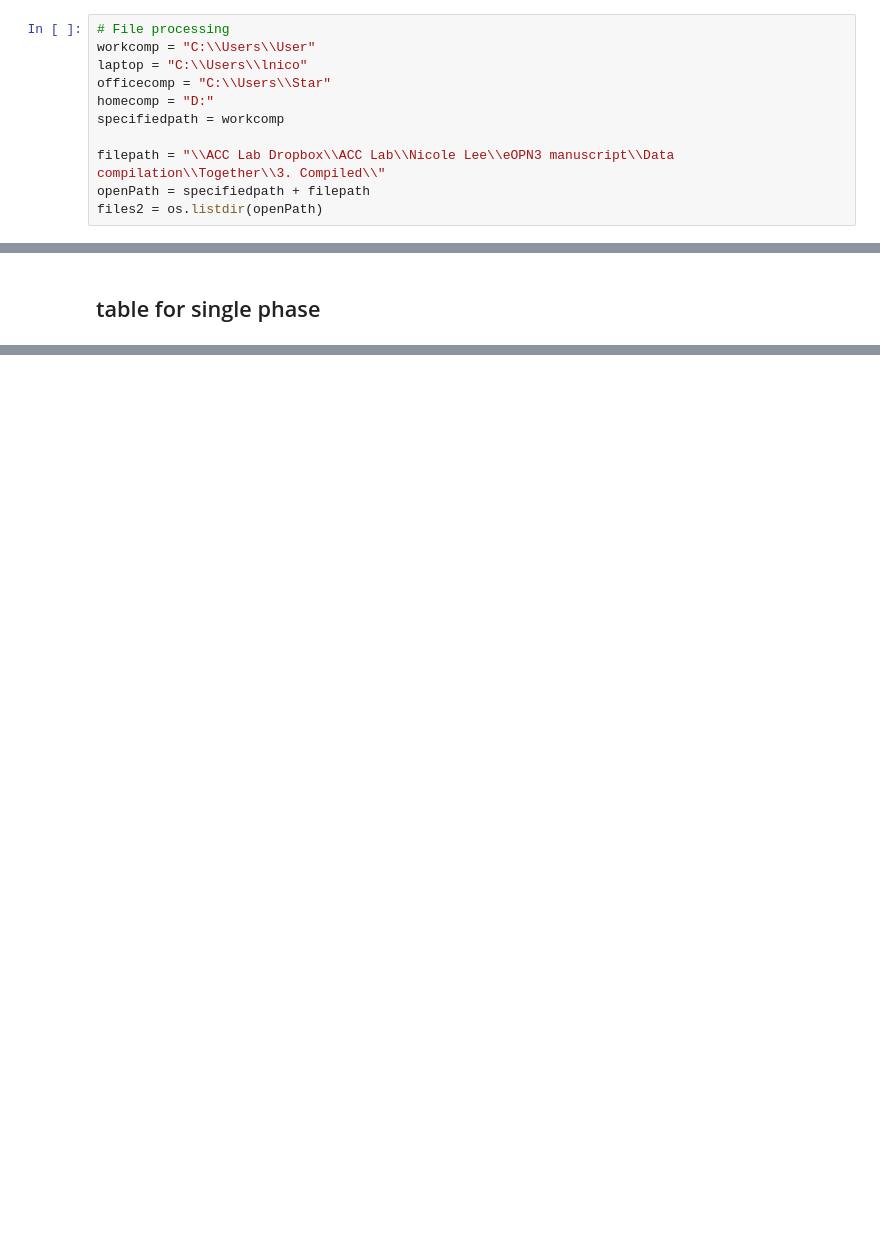
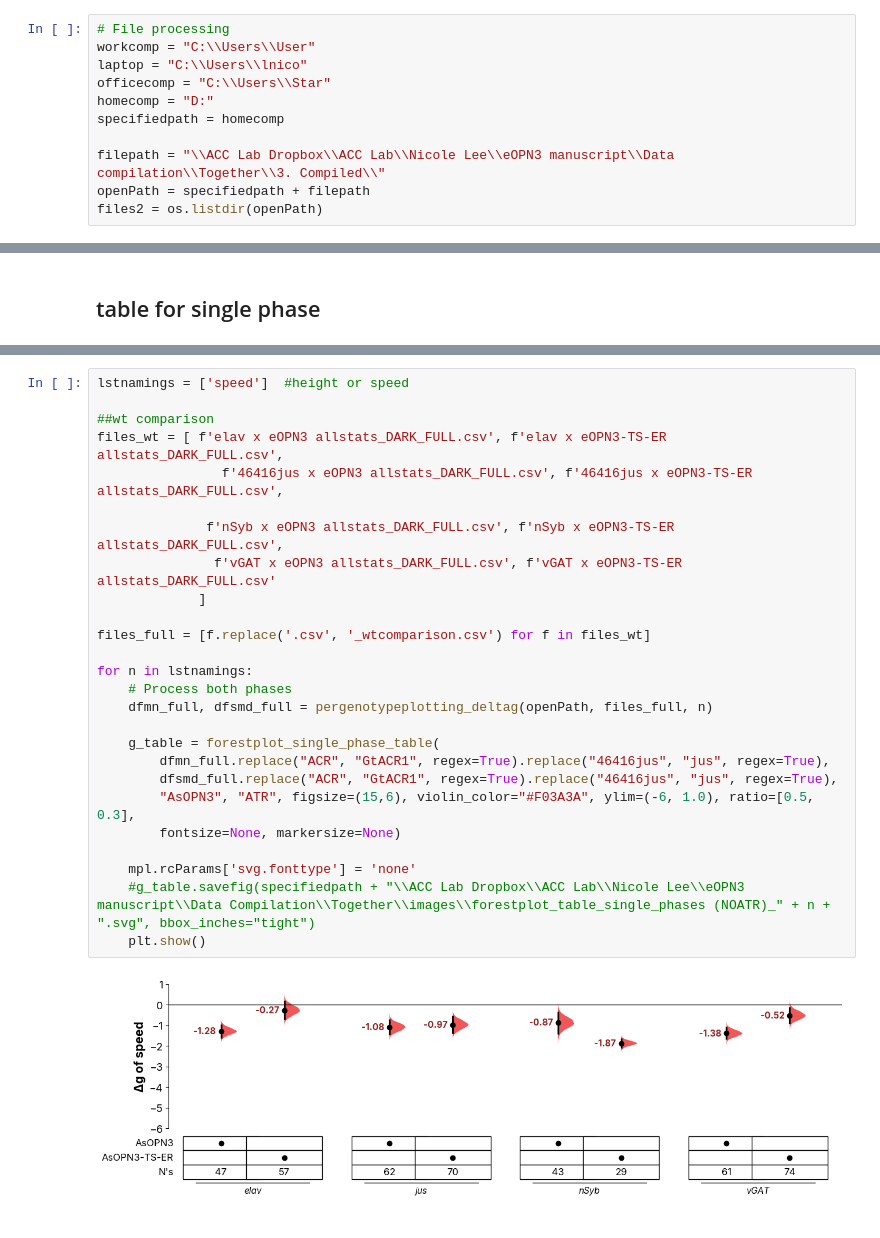
Before and after one commit to lnicole08/deltaG_screen, a Jupyter notebook: AsOPN3_forestplot_vertical_streamlined.ipynb, the cells around one changed output, grey strips where cells are left out. Drawn from its saved outputs; the diff is of its cells as text; blank space fills up the shorter version.

```diff
--- a/AsOPN3_forestplot_vertical_streamlined.ipynb
+++ b/AsOPN3_forestplot_vertical_streamlined.ipynb
@@ -20,7 +20,7 @@ workcomp = "C:\\Users\\User"
 laptop = "C:\\Users\\lnico"
 officecomp = "C:\\Users\\Star"
 homecomp = "D:"
-specifiedpath = workcomp
+specifiedpath = homecomp
 
 filepath = "\\ACC Lab Dropbox\\ACC Lab\\Nicole Lee\\eOPN3 manuscript\\Data compilation\\Together\\3. Compiled\\"
 openPath = specifiedpath + filepath
@@ -493 +498,29 @@ for n in lstnamings:
+# %%
+lstnamings = ['speed']  #height or speed
+
+##wt comparison
+files_wt = [ f'elav x eOPN3 allstats_DARK_FULL.csv', f'elav x eOPN3-TS-ER allstats_DARK_FULL.csv',
+                f'46416jus x eOPN3 allstats_DARK_FULL.csv', f'46416jus x eOPN3-TS-ER allstats_DARK_FULL.csv',
+
+              f'nSyb x eOPN3 allstats_DARK_FULL.csv', f'nSyb x eOPN3-TS-ER allstats_DARK_FULL.csv',
+               f'vGAT x eOPN3 allstats_DARK_FULL.csv', f'vGAT x eOPN3-TS-ER allstats_DARK_FULL.csv'
+             ]
+
+files_full = [f.replace('.csv', '_wtcomparison.csv') for f in files_wt]
+
+for n in lstnamings:
+    # Process both phases
+    dfmn_full, dfsmd_full = pergenotypeplotting_deltag(openPath, files_full, n)
+
+    g_table = forestplot_single_phase_table(
+        dfmn_full.replace("ACR", "GtACR1", regex=True).replace("46416jus", "jus", regex=True),
+        dfsmd_full.replace("ACR", "GtACR1", regex=True).replace("46416jus", "jus", regex=True),
+        "AsOPN3", "ATR", figsize=(15,6), violin_color="#F03A3A", ylim=(-6, 1.0), ratio=[0.5, 0.3],
+        fontsize=None, markersize=None)
+
+    mpl.rcParams['svg.fonttype'] = 'none'
+    #g_table.savefig(specifiedpath + "\\ACC Lab Dropbox\\ACC Lab\\Nicole Lee\\eOPN3 manuscript\\Data Compilation\\Together\\images\\forestplot_table_single_phases (NOATR)_" + n + ".svg", bbox_inches="tight")
+    plt.show()
+# %% [output]
+[figure, added]
 # %%
```
Also changed, not shown: parts of 8 cells of this notebook.
